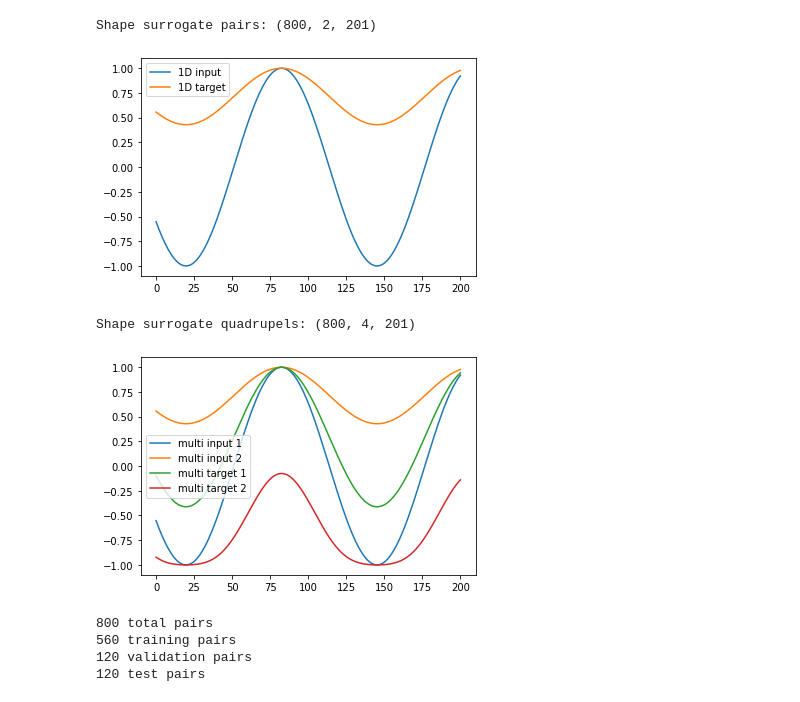
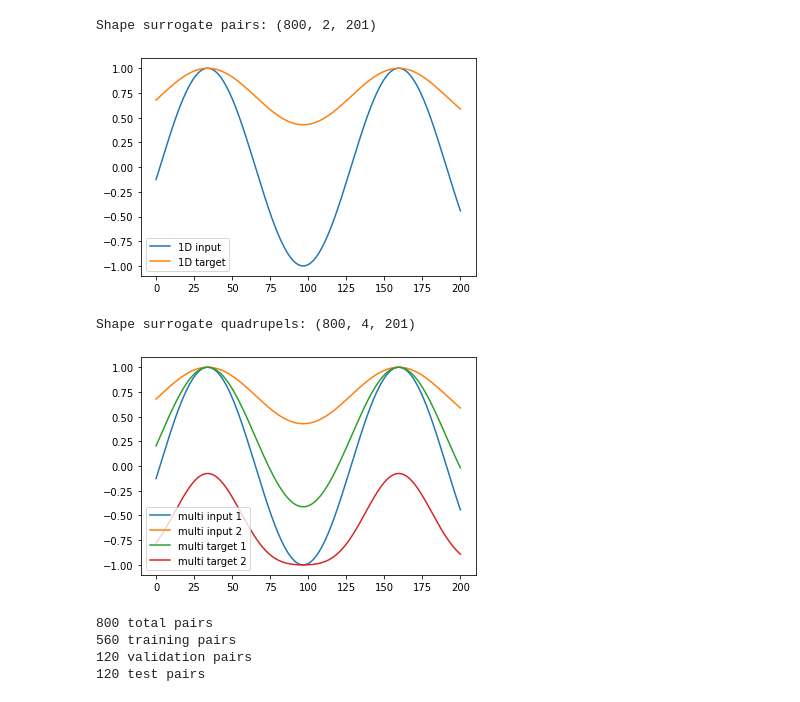
Before and after one commit to StefB4/Head2Eye, a Jupyter notebook: Seq2Seq-Transformer-TimeSeries.ipynb, the cells around one changed output. Drawn from its saved outputs; the diff is of its cells as text; code cells hidden in the pictures.

```diff
--- a/Seq2Seq-Transformer-TimeSeries.ipynb
+++ b/Seq2Seq-Transformer-TimeSeries.ipynb
@@ -100,40 +103,39 @@ sequence_length = 200
 # %%
 # Create windowed data
 
 # timeseries_dataset_from_array(data=x6_normalized,targets=None, sequence_length = seq_length, sequence_stride = 1, batch_size = batch_size, shuffle = False)
 
 # create window size as seq len + 1 for easy cutting later on
 window_size = sequence_length + 1
 
 # window size 21
 x5_windowed = create_rolling_windows(x5_normalized,window_size) # 1D input; multi input 1
 x6_windowed = create_rolling_windows(x6_normalized,window_size) # 1D target; multi input 2
 x7_windowed = create_rolling_windows(x7_normalized,window_size) # multi target 1
 x8_windowed = create_rolling_windows(x8_normalized,window_size) # multi target 2
 
-
 surrogate_pairs = np.array([x5_windowed, x6_windowed])
 surrogate_pairs = np.swapaxes(surrogate_pairs,0,1)
 print("Shape surrogate pairs: " + str(surrogate_pairs.shape))
-plt.plot(surrogate_pairs[200][0], label = "1D input")
-plt.plot(surrogate_pairs[200][1], label = "1D target")
+plt.plot(surrogate_pairs[123][0], label = "1D input")
+plt.plot(surrogate_pairs[123][1], label = "1D target")
 plt.legend()
 plt.show()
 
 surrogate_quadruples = np.array([x5_windowed, x6_windowed, x7_windowed, x8_windowed])
 surrogate_quadruples = np.swapaxes(surrogate_quadruples,0,1)
 print("Shape surrogate quadrupels: " + str(surrogate_quadruples.shape))
-plt.plot(surrogate_quadruples[200][0], label = "multi input 1")
-plt.plot(surrogate_quadruples[200][1], label = "multi input 2")
-plt.plot(surrogate_quadruples[200][2], label = "multi target 1")
-plt.plot(surrogate_quadruples[200][3], label = "multi target 2")
+plt.plot(surrogate_quadruples[123][0], label = "multi input 1")
+plt.plot(surrogate_quadruples[123][1], label = "multi input 2")
+plt.plot(surrogate_quadruples[123][2], label = "multi target 1")
+plt.plot(surrogate_quadruples[123][3], label = "multi target 2")
 plt.legend()
 plt.show()
 # %% [output]
 Shape surrogate pairs: (800, 2, 201)
-[figure, old version]
+[figure, new version]
 Shape surrogate quadrupels: (800, 4, 201)
-[figure, old version]
+[figure, new version]
 # %%
 val_frac = 0.15 # amount of val; amount of test
 
```
Also changed, not shown: parts of 11 cells of this notebook, 15 other files.
